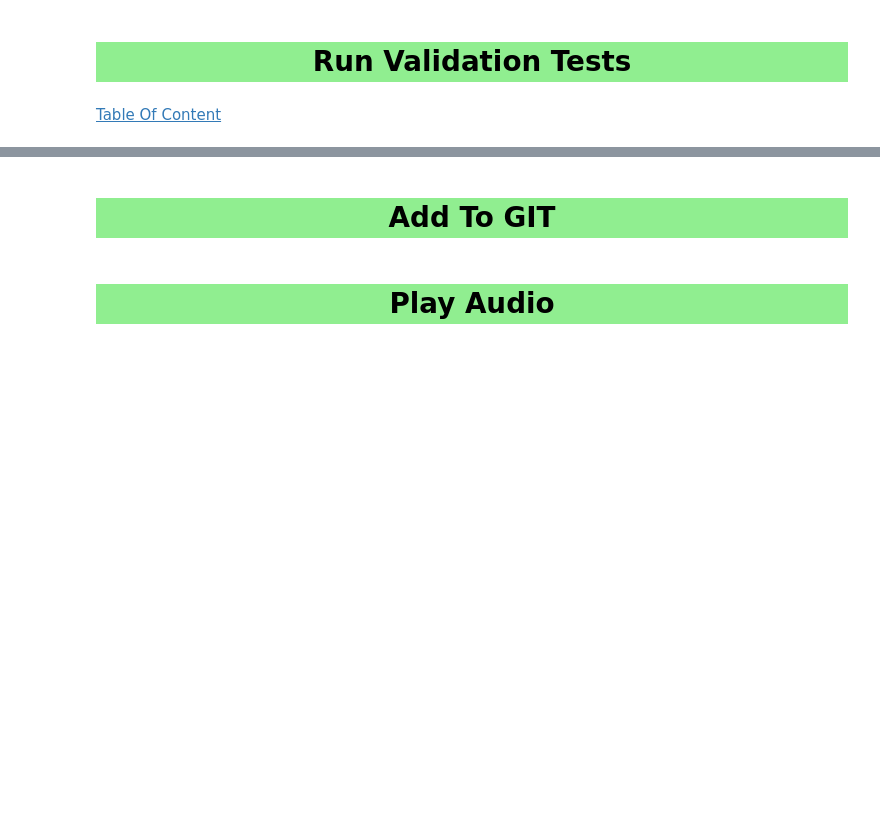
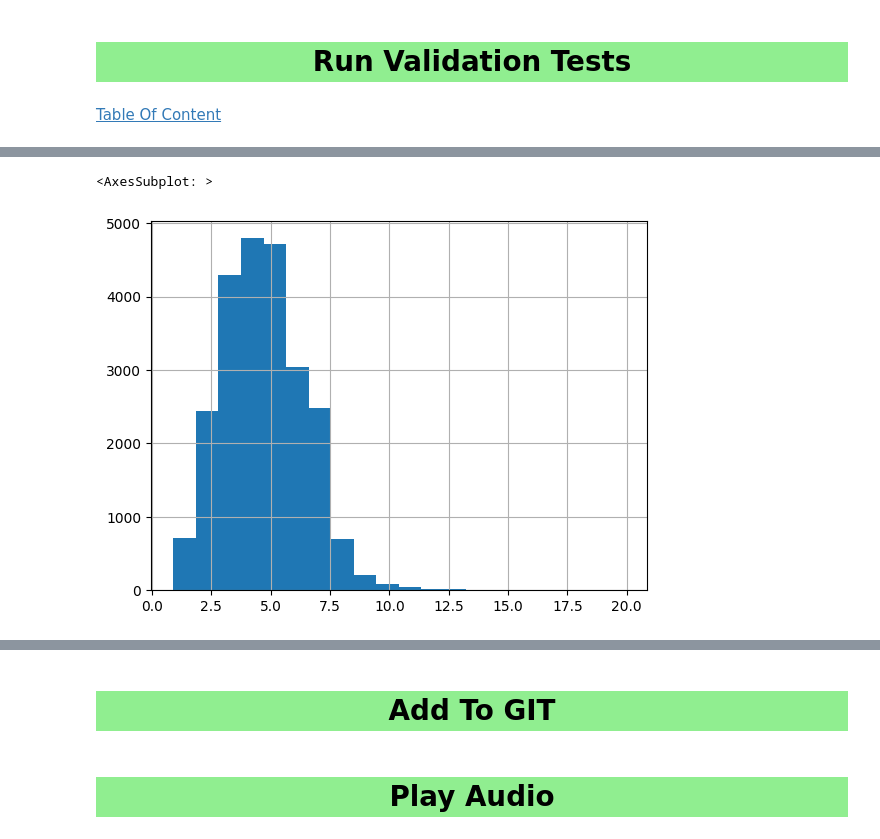
Before and after one commit to amitliron/Voice, a Jupyter notebook: Main_Notebook.ipynb, the cells around one changed output, grey strips where cells are left out. Cells and saved outputs as stored; diff of their text form; code cells hidden in the pictures; blank space fills up the shorter version.

```diff
--- a/Main_Notebook.ipynb
+++ b/Main_Notebook.ipynb
@@ -246 +268,6 @@ df_vad = pd.read_csv("/home/amitli/Repo/Voice/Results/vad.csv")
+# %%
+df_vad['Duration (Sec)'].hist(bins=20)
+# %% [output]
+<AxesSubplot: >
+[figure, added]
 # %%
```
Also changed, not shown: parts of 15 cells of this notebook.
